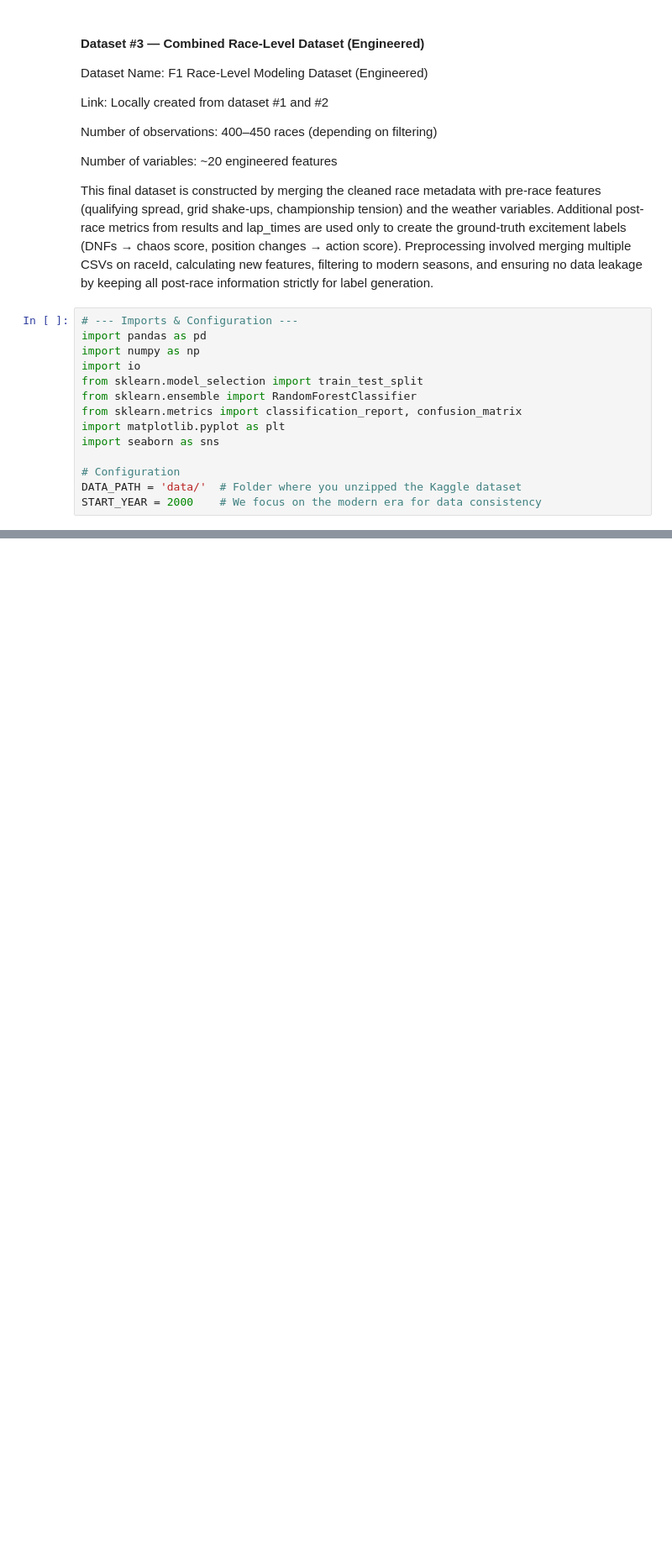
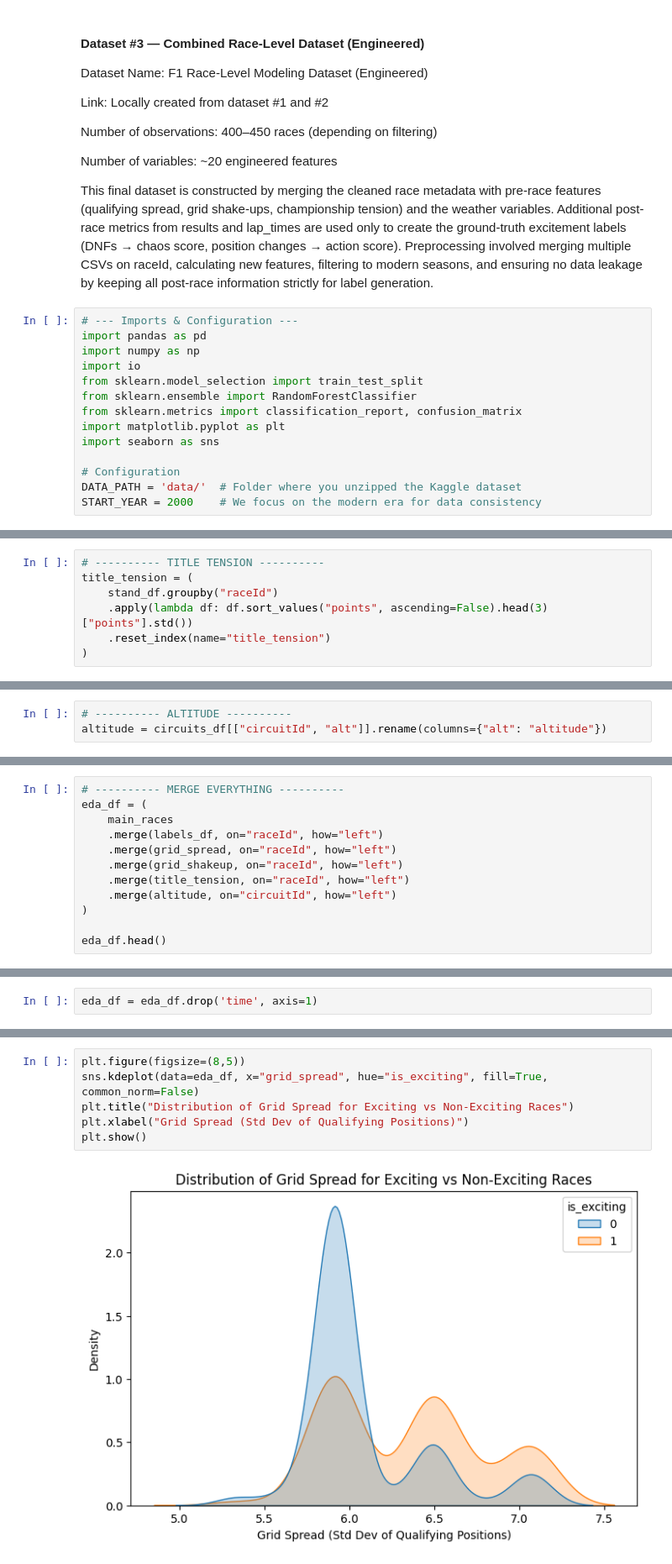
Before and after one commit to xiaojian1202/cse158-assignment-2, a Jupyter notebook: main.ipynb, the cells around one changed output, grey strips where cells are left out. Shown: that part at 84% size. Cells and saved outputs as stored; diff of their text form; blank space fills up the shorter version.

Commit message:
Added basic EDA and some plots. Need to revise later

```diff
--- a/main.ipynb
+++ b/main.ipynb
@@ -243,0 +318,7 @@ print(labels_df)
+# %%
+# ---------- TITLE TENSION ----------
+title_tension = (
+    stand_df.groupby("raceId")
+    .apply(lambda df: df.sort_values("points", ascending=False).head(3)["points"].std())
+    .reset_index(name="title_tension")
+)
@@ -243,0 +328,3 @@ print(labels_df)
+# %%
+# ---------- ALTITUDE ----------
+altitude = circuits_df[["circuitId", "alt"]].rename(columns={"alt": "altitude"})
@@ -243,0 +333,12 @@ print(labels_df)
+# %%
+# ---------- MERGE EVERYTHING ----------
+eda_df = (
+    main_races
+    .merge(labels_df, on="raceId", how="left")
+    .merge(grid_spread, on="raceId", how="left")
+    .merge(grid_shakeup, on="raceId", how="left")
+    .merge(title_tension, on="raceId", how="left")
+    .merge(altitude, on="circuitId", how="left")
+)
+
+eda_df.head()
@@ -243,0 +371,2 @@ print(labels_df)
+# %%
+eda_df = eda_df.drop('time', axis=1)
@@ -243,0 +390,8 @@ print(labels_df)
+# %%
+plt.figure(figsize=(8,5))
+sns.kdeplot(data=eda_df, x="grid_spread", hue="is_exciting", fill=True, common_norm=False)
+plt.title("Distribution of Grid Spread for Exciting vs Non-Exciting Races")
+plt.xlabel("Grid Spread (Std Dev of Qualifying Positions)")
+plt.show()
+# %% [output]
+[figure, added]
```
Also changed, not shown: parts of 17 cells of this notebook, 1 other file.
